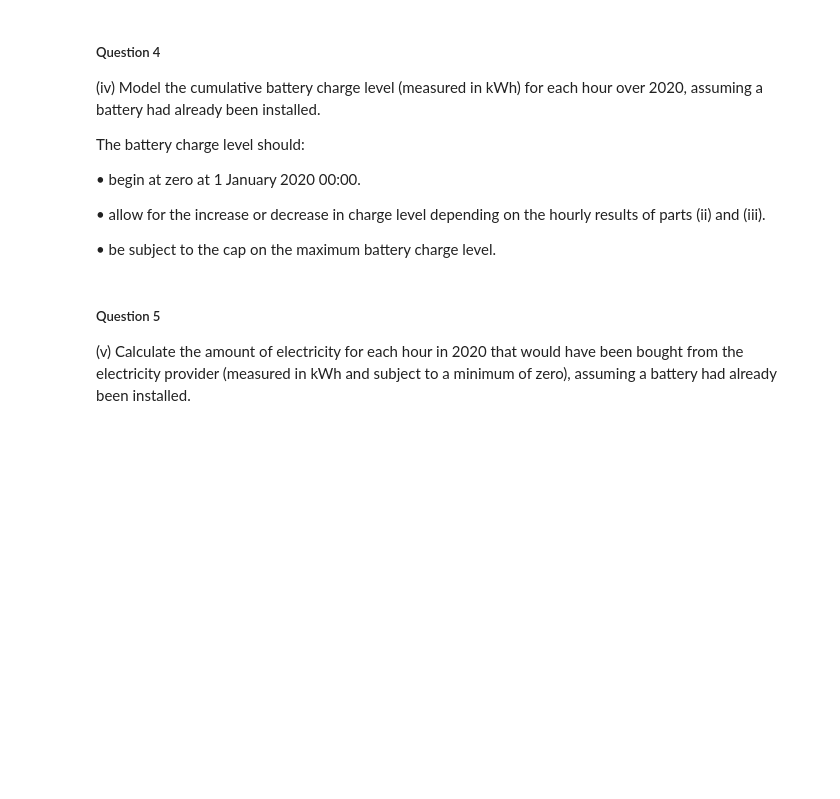
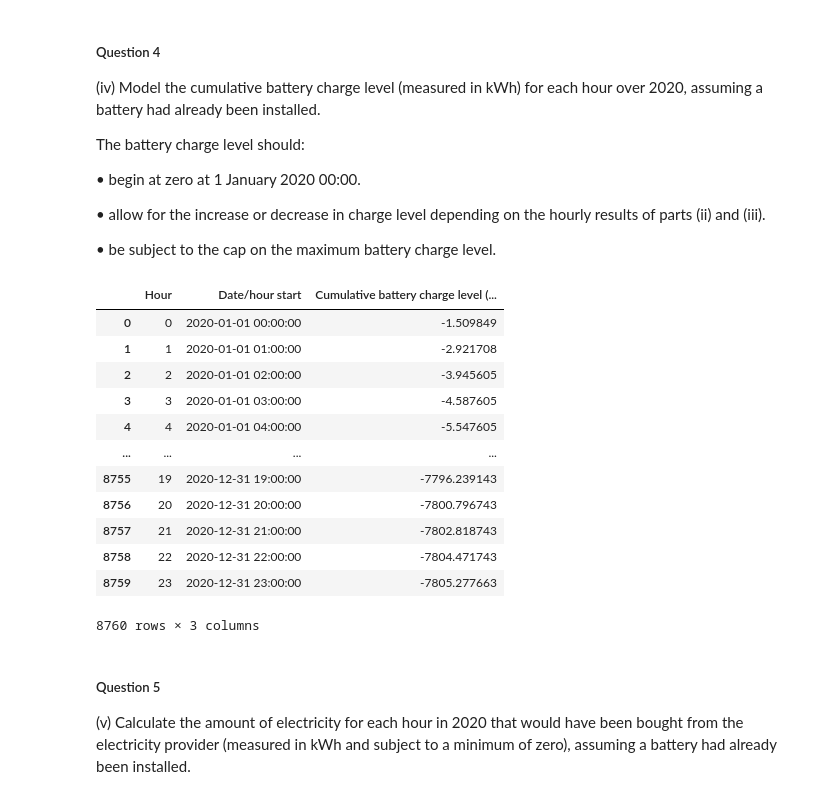
Before and after one commit to liyanse/Pula.io, a Jupyter notebook: Technical Assesment.ipynb, the cells around one changed output. Saved outputs shown, nothing was run; the diff lists cells and outputs as text; code cells hidden in the pictures; blank space fills up the shorter version.

```diff
--- a/Technical Assesment.ipynb
+++ b/Technical Assesment.ipynb
@@ -177,31 +179,45 @@ The battery charge level should:
 
 •	be subject to the cap on the maximum battery charge level.
 # %%
-# Initialize variables
-battery_charge = 0
-max_battery_charge = 12.5
-battery_charge_levels = []
+# Set the initial battery charge level to zero
+battery_charge_level = 0
 
-# Iterate over each row in the data
+# Create an empty list to store the cumulative battery charge level
+cumulative_charge_level = []
+
+# Iterate over each row in the dataset
 for index, row in data.iterrows():
-    solar_generation = row['Solar electricity generation (kWh)']
-    electricity_usage = row['Electricity usage (kWh)']
+    # Calculate the excess solar electricity generated over electricity used for the current hour
+    excess_solar_electricity = max(row['Solar electricity generation (kWh)'] - row['Electricity usage (kWh)'], 0)
 
-    # Calculate the excess electricity
-    excess_electricity = solar_generation - electricity_usage
+    # Calculate the amount of electricity that needed to be bought from the electricity provider for the current hour
+    electricity_bought = max(row['Electricity usage (kWh)'] - row['Solar electricity generation (kWh)'], 0)
 
-    # Store excess electricity in the battery if it's not full
-    if excess_electricity > 0 and battery_charge < max_battery_charge:
-        battery_charge += excess_electricity
+    # Calculate the battery charge level for the current hour
+    battery_charge_level = min(battery_charge_level + excess_solar_electricity - electricity_bought, 12.5)
 
-    # Limit the battery charge level to the maximum capacity
-    battery_charge = min(battery_charge, max_battery_charge)
+    # Append the battery charge level to the cumulative list
+    cumulative_charge_level.append(battery_charge_level)
 
-    # Append the current battery charge level to the list
-    battery_charge_levels.append(battery_charge)
+# Add the cumulative battery charge level to the DataFrame
+data['Cumulative battery charge level (kWh)'] = cumulative_charge_level
 
-# Add the battery charge levels to the DataFrame
-data['Battery charge level (kWh)'] = battery_charge_levels
+# Print the calculated values
+data[['Hour', 'Date/hour start', 'Cumulative battery charge level (kWh)']]
+# %% [output]
+|  | Hour | Date/hour start | Cumulative battery charge level (... |
+| 0 | 0 | 2020-01-01 00:00:00 | -1.509849 |
+| 1 | 1 | 2020-01-01 01:00:00 | -2.921708 |
+| 2 | 2 | 2020-01-01 02:00:00 | -3.945605 |
+| 3 | 3 | 2020-01-01 03:00:00 | -4.587605 |
+| 4 | 4 | 2020-01-01 04:00:00 | -5.547605 |
+| ... | ... | ... | ... |
+| 8755 | 19 | 2020-12-31 19:00:00 | -7796.239143 |
+| 8756 | 20 | 2020-12-31 20:00:00 | -7800.796743 |
+| 8757 | 21 | 2020-12-31 21:00:00 | -7802.818743 |
+| 8758 | 22 | 2020-12-31 22:00:00 | -7804.471743 |
+| 8759 | 23 | 2020-12-31 23:00:00 | -7805.277663 |
+8760 rows × 3 columns
 # %% [markdown]
 ##### Question 5
 (v)	Calculate the amount of electricity for each hour in 2020 that would have been bought from the electricity provider (measured in kWh and subject to a minimum of zero), assuming a battery had already been installed.
```
Also changed, not shown: parts of 2 cells of this notebook.
